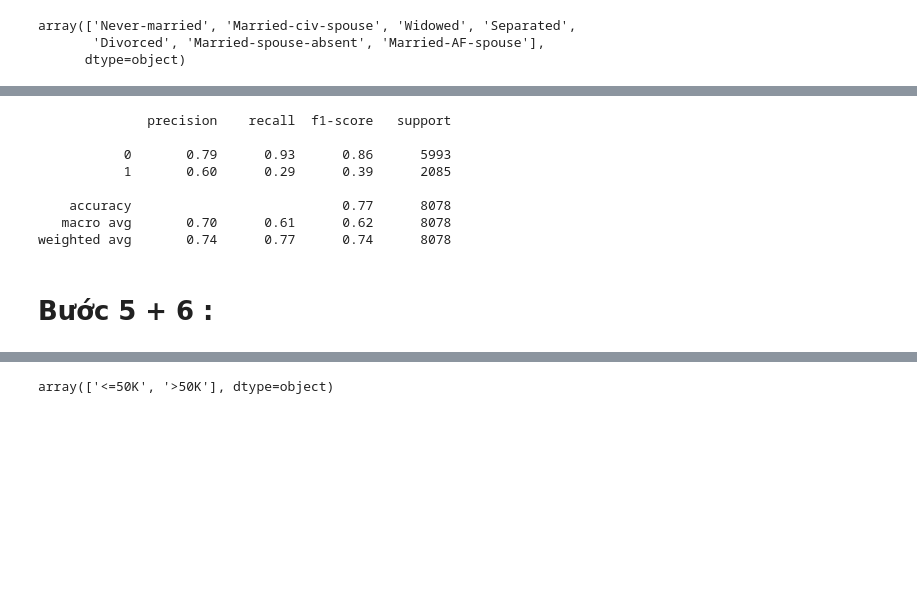
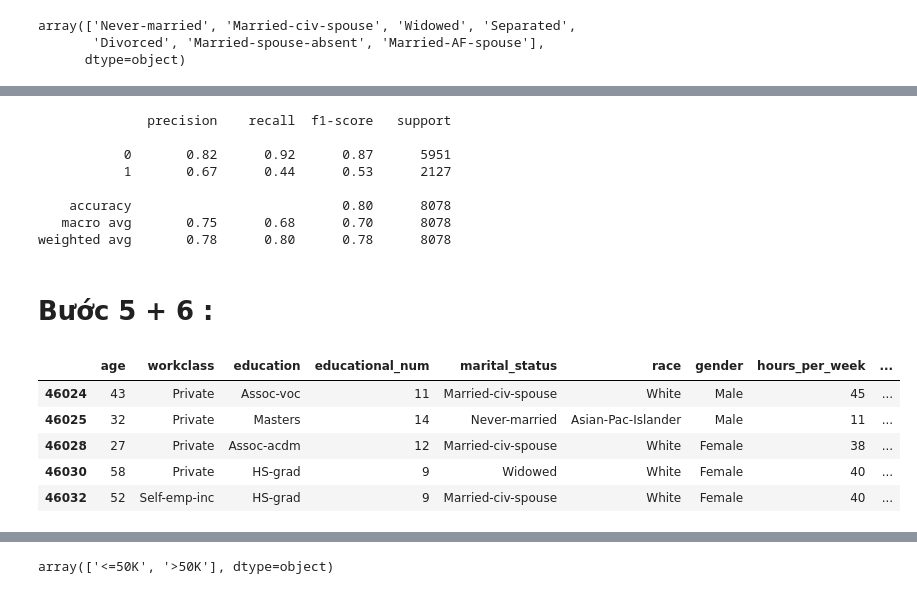
Before and after one commit to huongd17at089/income_prediction, a Jupyter notebook: income_prediction.ipynb, the cells around one changed output, grey strips where cells are left out. Saved outputs shown, nothing was run; the diff lists cells and outputs as text; code cells hidden in the pictures; blank space fills up the shorter version.

```diff
--- a/income_prediction.ipynb
+++ b/income_prediction.ipynb
@@ -620,8 +622,9 @@ data_test.loc[(data_test.true_label != data_test.predict_label)].astype("categor
 # %%
 from sklearn.svm import SVC
-from sklearn.preprocessing import MinMaxScaler
+from sklearn.preprocessing import StandardScaler
 
-x_train, x_test, y_train , y_test = train_test_split(MinMaxScaler().fit_transform(X = X) , Y, test_size = 0.3)
+x = StandardScaler().fit_transform(X = X)
+x_train, x_test, y_train , y_test = train_test_split( x, Y, test_size = 0.3)
 svc = SVC()
 svc.fit(x_train, y_train)
 
@@ -631,19 +634,26 @@ print(report)
 # %% [output]
               precision    recall  f1-score   support
 
-           0       0.79      0.93      0.86      5993
-           1       0.60      0.29      0.39      2085
+           0       0.82      0.92      0.87      5951
+           1       0.67      0.44      0.53      2127
 
-    accuracy                           0.77      8078
-   macro avg       0.70      0.61      0.62      8078
-weighted avg       0.74      0.77      0.74      8078
+    accuracy                           0.80      8078
+   macro avg       0.75      0.68      0.70      8078
+weighted avg       0.78      0.80      0.78      8078
 # %% [markdown]
 # Bước 5 + 6 :
 # %%
 df = pd.read_csv(url)
 df = df.drop(["X", "Unnamed: 0"], axis=1)
 df.columns = ["age"	,"workclass"	,"education"	,"educational_num",	"marital_status",	"race",	"gender",	"hours_per_week",	"income"]
-df = df.drop_duplicates().reindex()
-df.sample()
+df = df.drop_duplicates()
+df.tail()
+# %% [output]
+|  | age | workclass | education | educational_num | marital_status | race | gender | hours_per_week | ... |
+| 46024 | 43 | Private | Assoc-voc | 11 | Married-civ-spouse | White | Male | 45 | ... |
+| 46025 | 32 | Private | Masters | 14 | Never-married | Asian-Pac-Islander | Male | 11 | ... |
+| 46028 | 27 | Private | Assoc-acdm | 12 | Married-civ-spouse | White | Female | 38 | ... |
+| 46030 | 58 | Private | HS-grad | 9 | Widowed | White | Female | 40 | ... |
+| 46032 | 52 | Self-emp-inc | HS-grad | 9 | Married-civ-spouse | White | Female | 40 | ... |
 # %%
 sns.countplot(x = "income", data = df);
```
Also changed, not shown: parts of 21 cells of this notebook.
